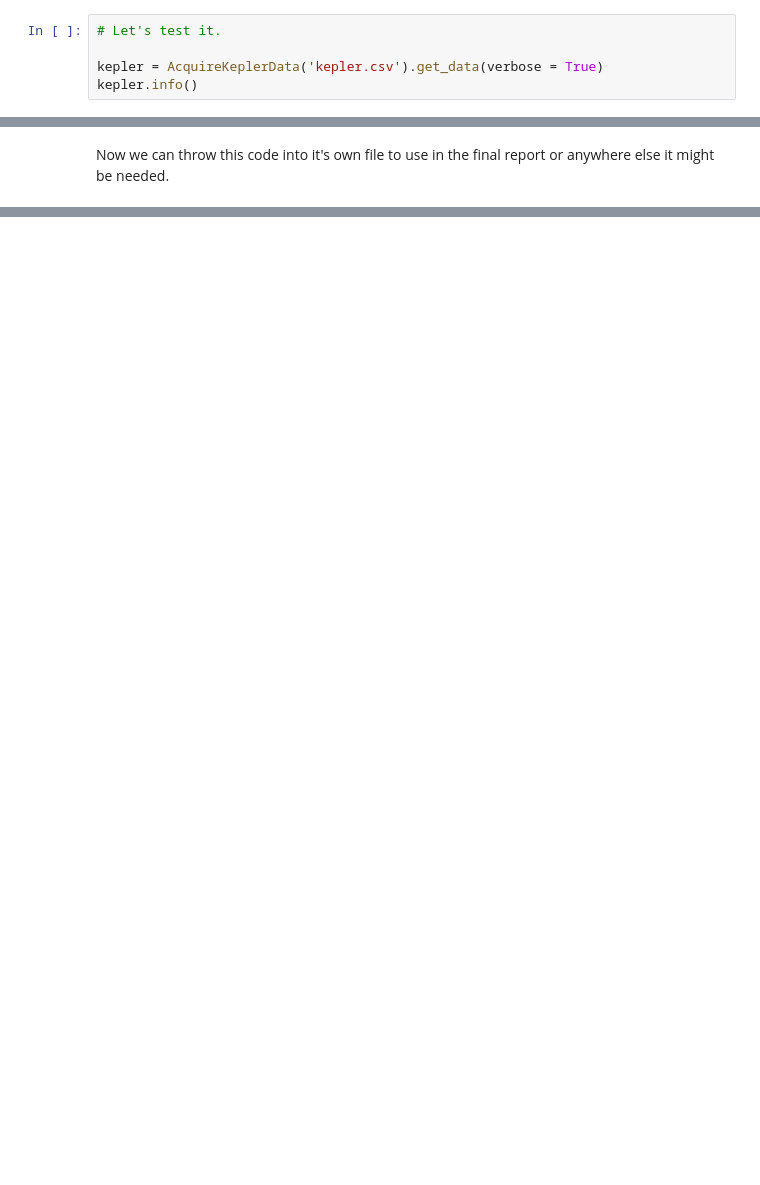
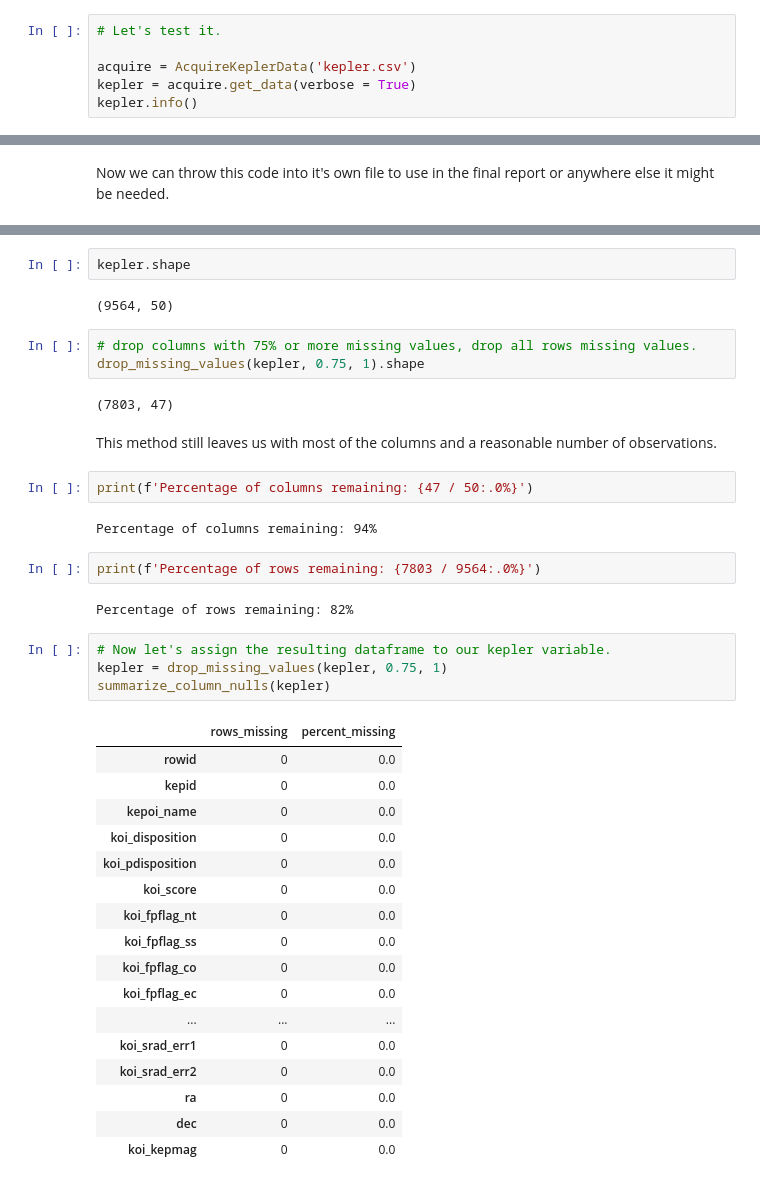
Before and after one commit to alegarcia-dev/Kepler-exoplanet-analysis, a Jupyter notebook: wrangle.ipynb, the cells around one changed output, grey strips where cells are left out. Cells and saved outputs as stored; diff of their text form; blank space fills up the shorter version.

```diff
--- a/wrangle.ipynb
+++ b/wrangle.ipynb
@@ -181,6 +186,7 @@ class AcquireKeplerData(Acquire):
 # %%
 # Let's test it.
 
-kepler = AcquireKeplerData('kepler.csv').get_data(verbose = True)
+acquire = AcquireKeplerData('kepler.csv')
+kepler = acquire.get_data(verbose = True)
 kepler.info()
 # %% [output]
@@ -230,0 +249,41 @@ kepler[confirmed].koi_score.max(), kepler[confirmed].koi_score.min()
+# %%
+kepler.shape
+# %% [output]
+(9564, 50)
+# %%
+# drop columns with 75% or more missing values, drop all rows missing values.
+drop_missing_values(kepler, 0.75, 1).shape
+# %% [output]
+(7803, 47)
+# %% [markdown]
+This method still leaves us with most of the columns and a reasonable number of observations.
+# %%
+print(f'Percentage of columns remaining: {47 / 50:.0%}')
+# %% [output]
+Percentage of columns remaining: 94%
+# %%
+print(f'Percentage of rows remaining: {7803 / 9564:.0%}')
+# %% [output]
+Percentage of rows remaining: 82%
+# %%
+# Now let's assign the resulting dataframe to our kepler variable.
+kepler = drop_missing_values(kepler, 0.75, 1)
+summarize_column_nulls(kepler)
+# %% [output]
+|  | rows_missing | percent_missing |
+| rowid | 0 | 0.0 |
+| kepid | 0 | 0.0 |
+| kepoi_name | 0 | 0.0 |
+| koi_disposition | 0 | 0.0 |
+| koi_pdisposition | 0 | 0.0 |
+| koi_score | 0 | 0.0 |
+| koi_fpflag_nt | 0 | 0.0 |
+| koi_fpflag_ss | 0 | 0.0 |
+| koi_fpflag_co | 0 | 0.0 |
+| koi_fpflag_ec | 0 | 0.0 |
+| ... | ... | ... |
+| koi_srad_err1 | 0 | 0.0 |
+| koi_srad_err2 | 0 | 0.0 |
+| ra | 0 | 0.0 |
+| dec | 0 | 0.0 |
+| koi_kepmag | 0 | 0.0 |
```
Also changed, not shown: parts of 23 cells of this notebook, 2 other files.
